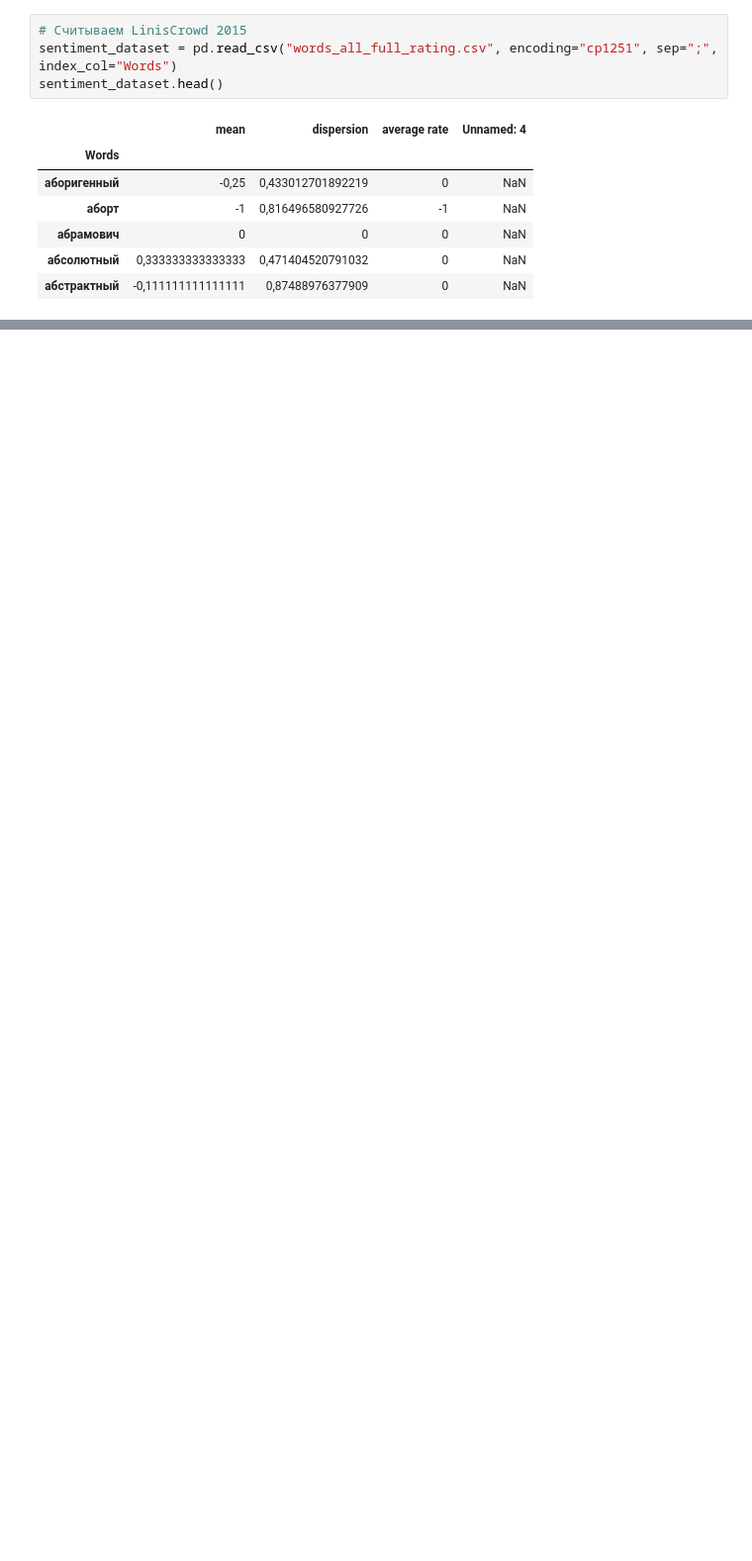
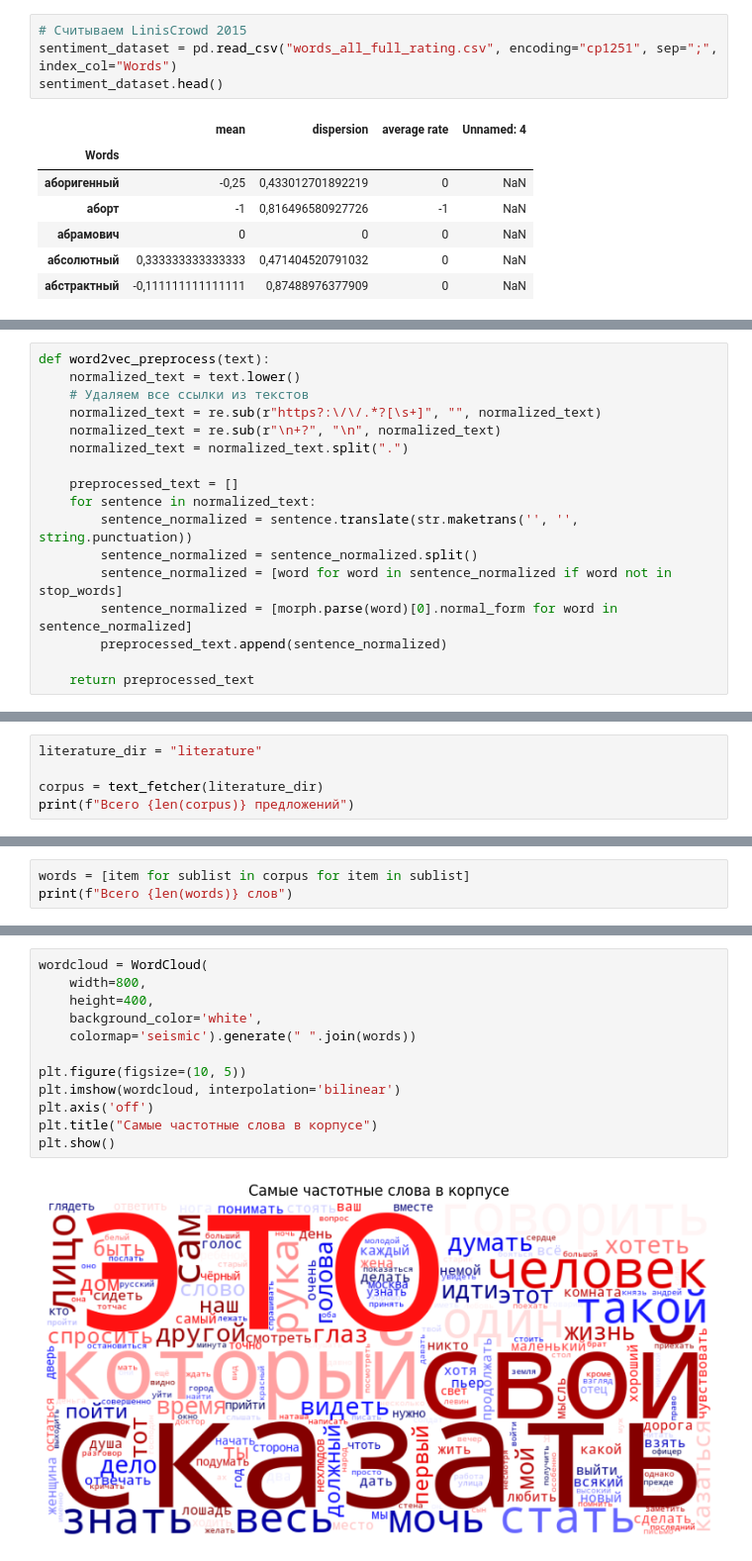
Before and after one commit to ivanVgusev/NLP, a Jupyter notebook: lab1.ipynb, the cells around one changed output, grey strips where cells are left out. Shown at 99% size. Cells and saved outputs as stored; diff of their text form; blank space fills up the shorter version.

```diff
--- a/lab1.ipynb
+++ b/lab1.ipynb
@@ -65,0 +224,17 @@ def sentiment_analysis(text: str, sentiment_df: pd.DataFrame) -> list:
+# %%
+def word2vec_preprocess(text):
+    normalized_text = text.lower()
+    # Удаляем все ссылки из текстов
+    normalized_text = re.sub(r"https?:\/\/.*?[\s+]", "", normalized_text)
+    normalized_text = re.sub(r"\n+?", "\n", normalized_text)
+    normalized_text = normalized_text.split(".")
+
+    preprocessed_text = []
+    for sentence in normalized_text:
+        sentence_normalized = sentence.translate(str.maketrans('', '', string.punctuation))
+        sentence_normalized = sentence_normalized.split()
+        sentence_normalized = [word for word in sentence_normalized if word not in stop_words]
+        sentence_normalized = [morph.parse(word)[0].normal_form for word in sentence_normalized]
+        preprocessed_text.append(sentence_normalized)
+
+    return preprocessed_text
@@ -65,0 +278,5 @@ def sentiment_analysis(text: str, sentiment_df: pd.DataFrame) -> list:
+# %%
+literature_dir = "literature"
+
+corpus = text_fetcher(literature_dir)
+print(f"Всего {len(corpus)} предложений")
@@ -65,0 +285,3 @@ def sentiment_analysis(text: str, sentiment_df: pd.DataFrame) -> list:
+# %%
+words = [item for sublist in corpus for item in sublist]
+print(f"Всего {len(words)} слов")
@@ -65,0 +290,14 @@ def sentiment_analysis(text: str, sentiment_df: pd.DataFrame) -> list:
+# %%
+wordcloud = WordCloud(
+    width=800,
+    height=400,
+    background_color='white',
+    colormap='seismic').generate(" ".join(words))
+
+plt.figure(figsize=(10, 5))
+plt.imshow(wordcloud, interpolation='bilinear')
+plt.axis('off')
+plt.title("Самые частотные слова в корпусе")
+plt.show()
+# %% [output]
+[figure, added]
```
Also changed, not shown: parts of 28 cells of this notebook, 3 other files.
